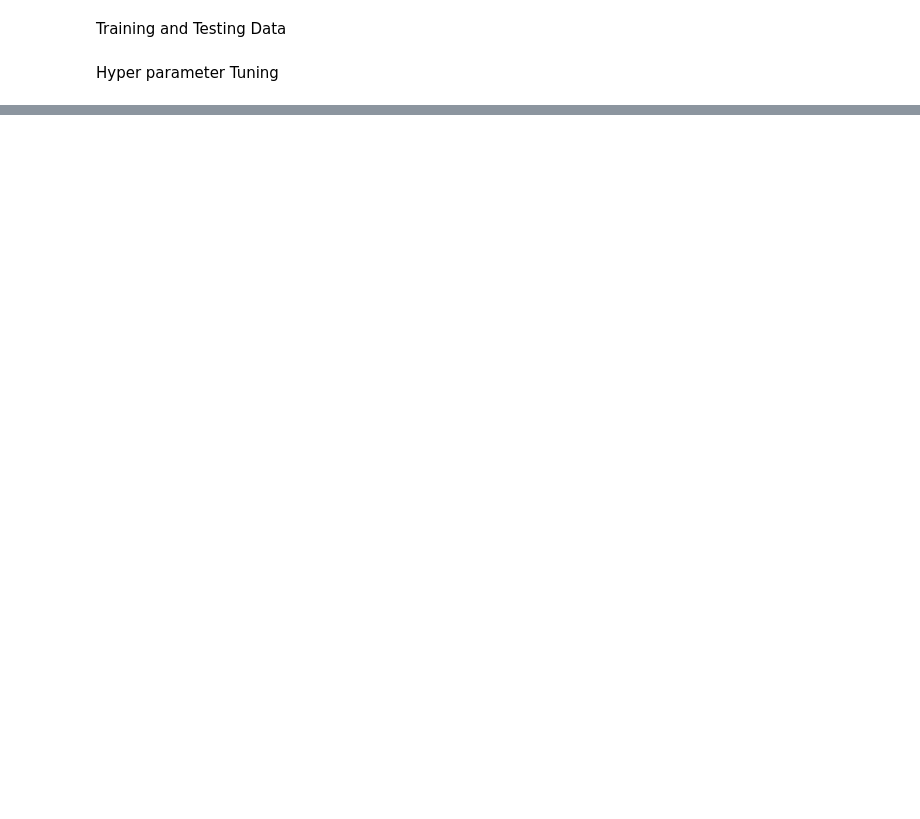
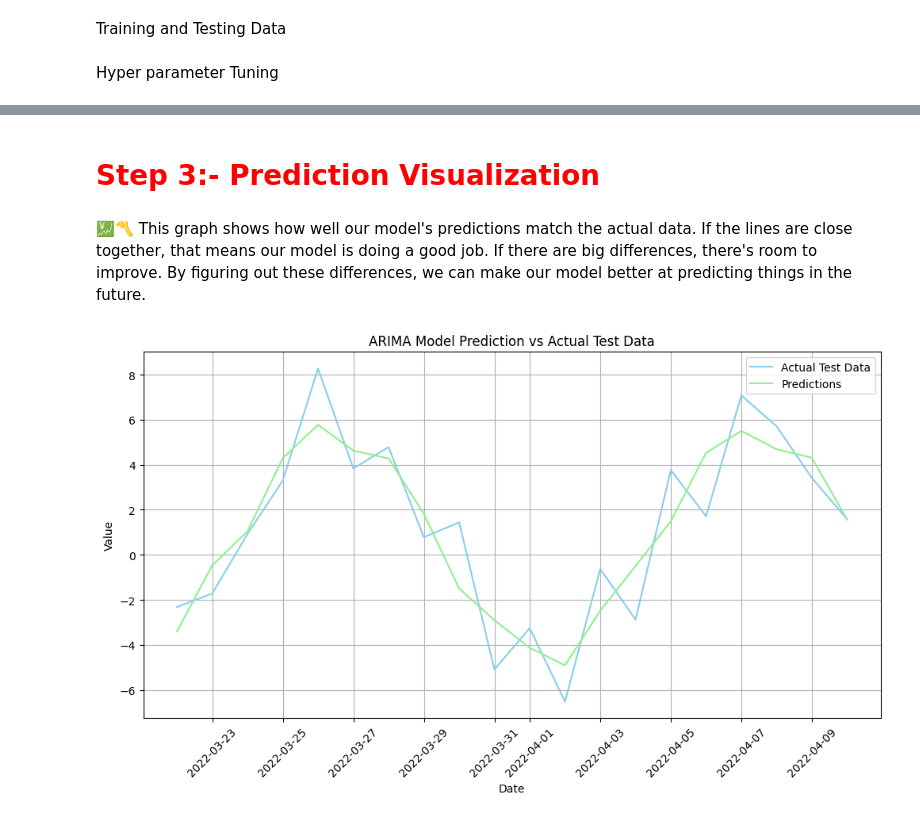
Before and after one commit to TanusreeDas/machine-learning-with-python, a Jupyter notebook: notebooks/time_series_forecasting-practice_code.ipynb, the cells around one changed output, grey strips where cells are left out. Saved outputs shown, nothing was run; the diff lists cells and outputs as text; code cells hidden in the pictures; blank space fills up the shorter version.

Commit message:
arima model prediction

```diff
--- a/notebooks/time_series_forecasting-practice_code.ipynb
+++ b/notebooks/time_series_forecasting-practice_code.ipynb
@@ -395,4 +426,8 @@ plot_ACF_PACF(sample_ts_df['Smoothed'],92,45)
 # %% [markdown]
 Training and Testing Data
+# %%
+train_size = int(0.8 * len(original_ts_df))  # 80% of data for training
+train_data = original_ts_df['Detrended'][:train_size]
+test_data = original_ts_df['Detrended'][train_size:]
 # %% [markdown]
 Hyper parameter Tuning
@@ -400,0 +449,6 @@ Hyper parameter Tuning
+# %%
+#best parameters from hyper-parameter tuning
+p=5
+d=0
+q=9
+trend='c'
@@ -400,0 +457,6 @@ Hyper parameter Tuning
+# %%
+model = ARIMA(train_data, order=(p, d, q))
+fitted_model = model.fit()
+
+# Make predictions on test data
+predictions = fitted_model.forecast(steps=len(test_data))
@@ -400,0 +487,18 @@ Hyper parameter Tuning
+# %% [markdown]
+<h1> <span style="color:red;"> Step 3:- Prediction Visualization</span></h1>
+# %% [markdown]
+💹〽️ This graph shows how well our model's predictions match the actual data. If the lines are close together, that means our model is doing a good job. If there are big differences, there's room to improve. By figuring out these differences, we can make our model better at predicting things in the future.
+# %%
+# Plot actual test data vs predictions
+plt.figure(figsize=(12, 6))
+plt.plot(test_data.index, test_data, label='Actual Test Data')
+plt.plot(test_data.index, predictions, label='Predictions')
+plt.xlabel('Date')
+plt.ylabel('Value')
+plt.title('ARIMA Model Prediction vs Actual Test Data')
+plt.legend()
+plt.grid(True)
+plt.xticks(rotation=45)
+plt.show()
+# %% [output]
+[figure, added]
```
Also changed, not shown: parts of 28 cells of this notebook.
